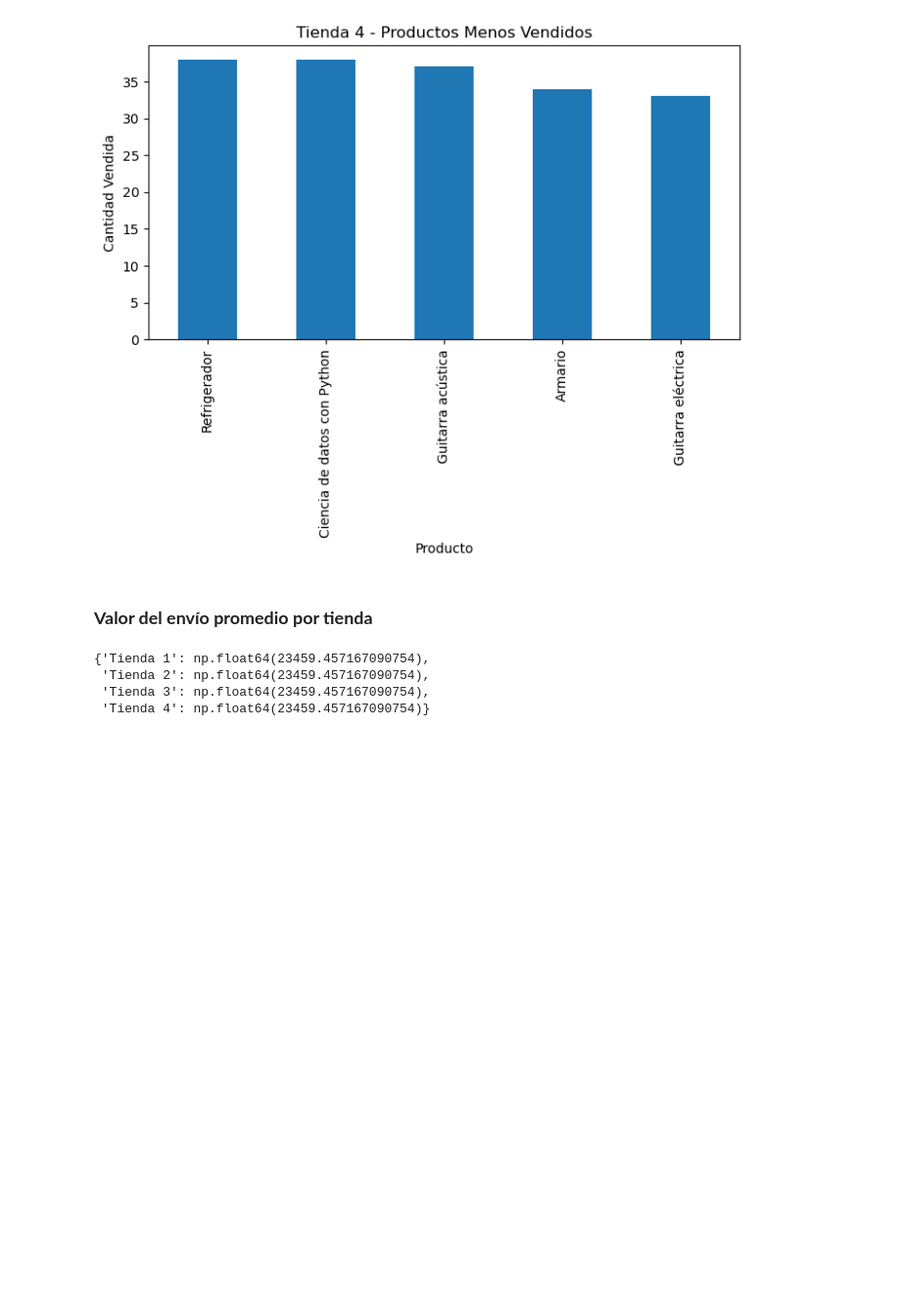
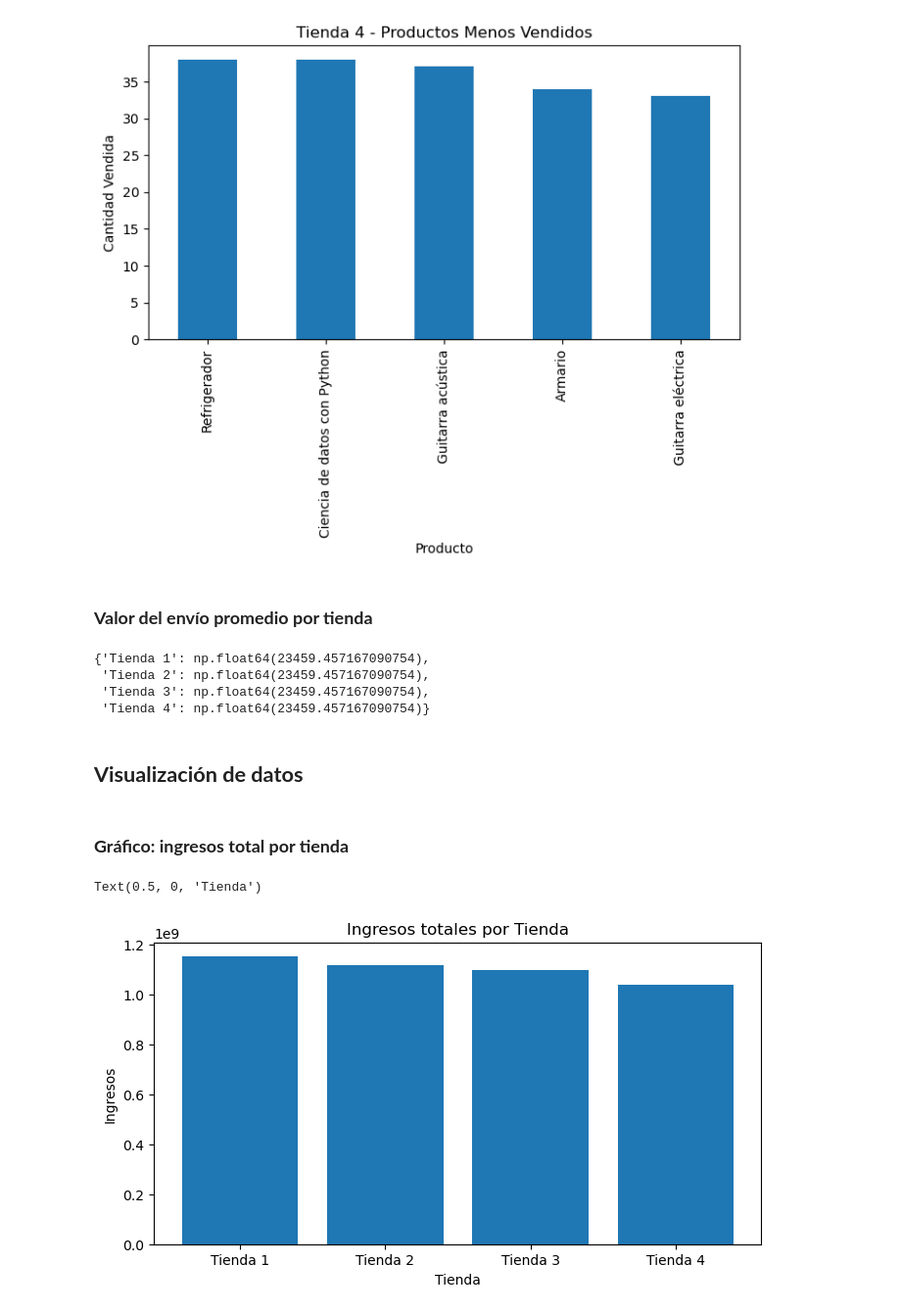
Before and after one commit to huascarguillermo/alura-store, a Jupyter notebook: alura_store.ipynb, the cells around one changed output. Shown: that part at 98% size. Saved outputs shown, nothing was run; the diff lists cells and outputs as text; code cells hidden in the pictures; blank space fills up the shorter version.

Commit message:
Visualización de datos: Grafico de ingresos totales y ventas por categoría.

```diff
--- a/alura_store.ipynb
+++ b/alura_store.ipynb
@@ -151,3 +151,16 @@ envio_promedio
  'Tienda 2': np.float64(23459.457167090754),
  'Tienda 3': np.float64(23459.457167090754),
  'Tienda 4': np.float64(23459.457167090754)}
+# %% [markdown]
+## **Visualización de datos**
+# %% [markdown]
+### **Gráfico: ingresos total por tienda**
+# %%
+plt.figure(figsize=(8,4))
+plt.bar(ingresos_totales.keys(), ingresos_totales.values())
+plt.title("Ingresos totales por Tienda")
+plt.ylabel("Ingresos")
+plt.xlabel("Tienda")
+# %% [output]
+Text(0.5, 0, 'Tienda')
+[figure, added]
```
Also changed, not shown: parts of 2 cells of this notebook.
